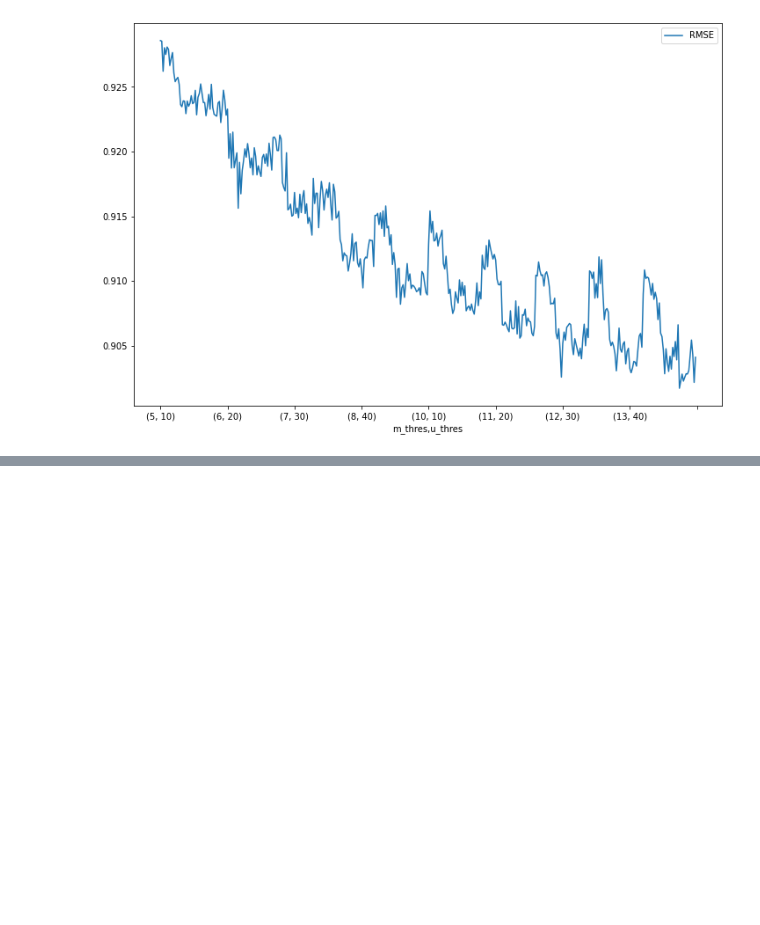
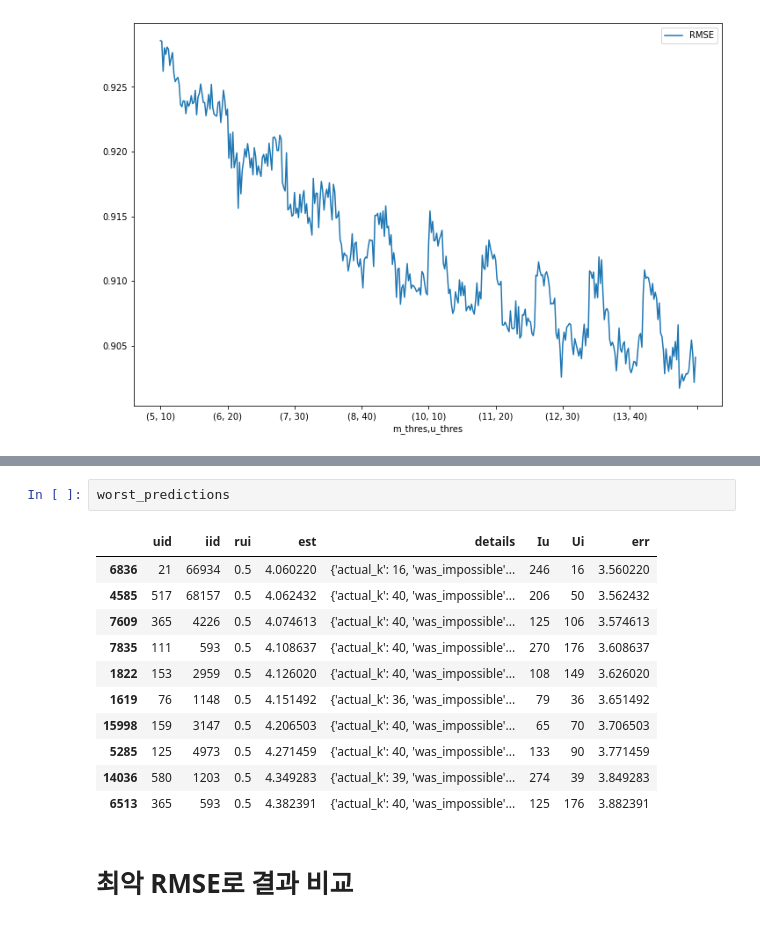
Before and after one commit to donghae0414/BigData_2020-2-, a Jupyter notebook: 20141095_files/20141095_knn_rmse.ipynb, the cells around one changed output, grey strips where cells are left out. Saved outputs shown, nothing was run; the diff lists cells and outputs as text; blank space fills up the shorter version.

```diff
--- a/20141095_files/20141095_knn_rmse.ipynb
+++ b/20141095_files/20141095_knn_rmse.ipynb
@@ -287,0 +374,16 @@ ax = result.plot(
+# %%
+worst_predictions
+# %% [output]
+|  | uid | iid | rui | est | details | Iu | Ui | err |
+| 6836 | 21 | 66934 | 0.5 | 4.060220 | {'actual_k': 16, 'was_impossible'... | 246 | 16 | 3.560220 |
+| 4585 | 517 | 68157 | 0.5 | 4.062432 | {'actual_k': 40, 'was_impossible'... | 206 | 50 | 3.562432 |
+| 7609 | 365 | 4226 | 0.5 | 4.074613 | {'actual_k': 40, 'was_impossible'... | 125 | 106 | 3.574613 |
+| 7835 | 111 | 593 | 0.5 | 4.108637 | {'actual_k': 40, 'was_impossible'... | 270 | 176 | 3.608637 |
+| 1822 | 153 | 2959 | 0.5 | 4.126020 | {'actual_k': 40, 'was_impossible'... | 108 | 149 | 3.626020 |
+| 1619 | 76 | 1148 | 0.5 | 4.151492 | {'actual_k': 36, 'was_impossible'... | 79 | 36 | 3.651492 |
+| 15998 | 159 | 3147 | 0.5 | 4.206503 | {'actual_k': 40, 'was_impossible'... | 65 | 70 | 3.706503 |
+| 5285 | 125 | 4973 | 0.5 | 4.271459 | {'actual_k': 40, 'was_impossible'... | 133 | 90 | 3.771459 |
+| 14036 | 580 | 1203 | 0.5 | 4.349283 | {'actual_k': 39, 'was_impossible'... | 274 | 39 | 3.849283 |
+| 6513 | 365 | 593 | 0.5 | 4.382391 | {'actual_k': 40, 'was_impossible'... | 125 | 176 | 3.882391 |
+# %% [markdown]
+# 최악 RMSE로 결과 비교
```
Also changed, not shown: parts of 25 cells of this notebook.
